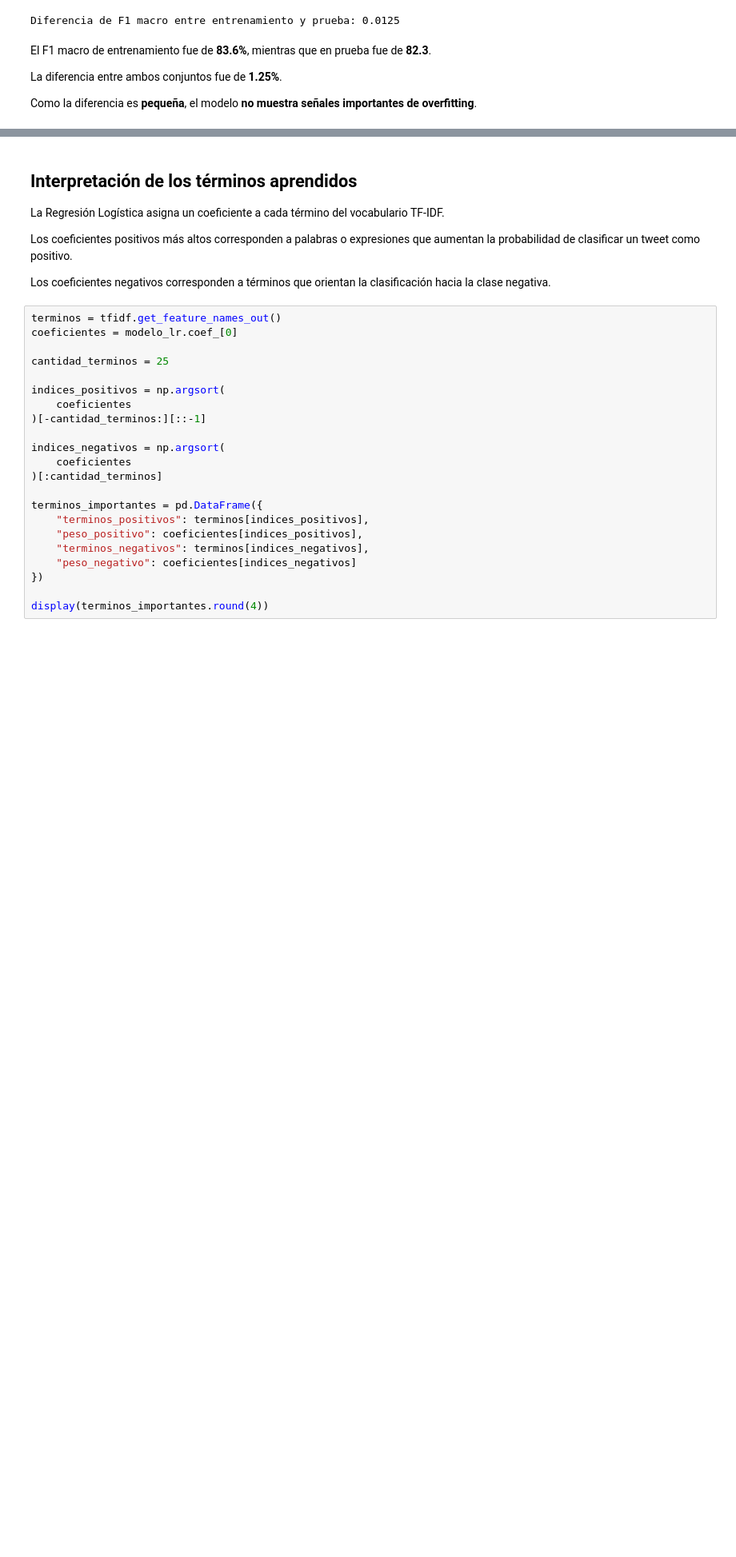
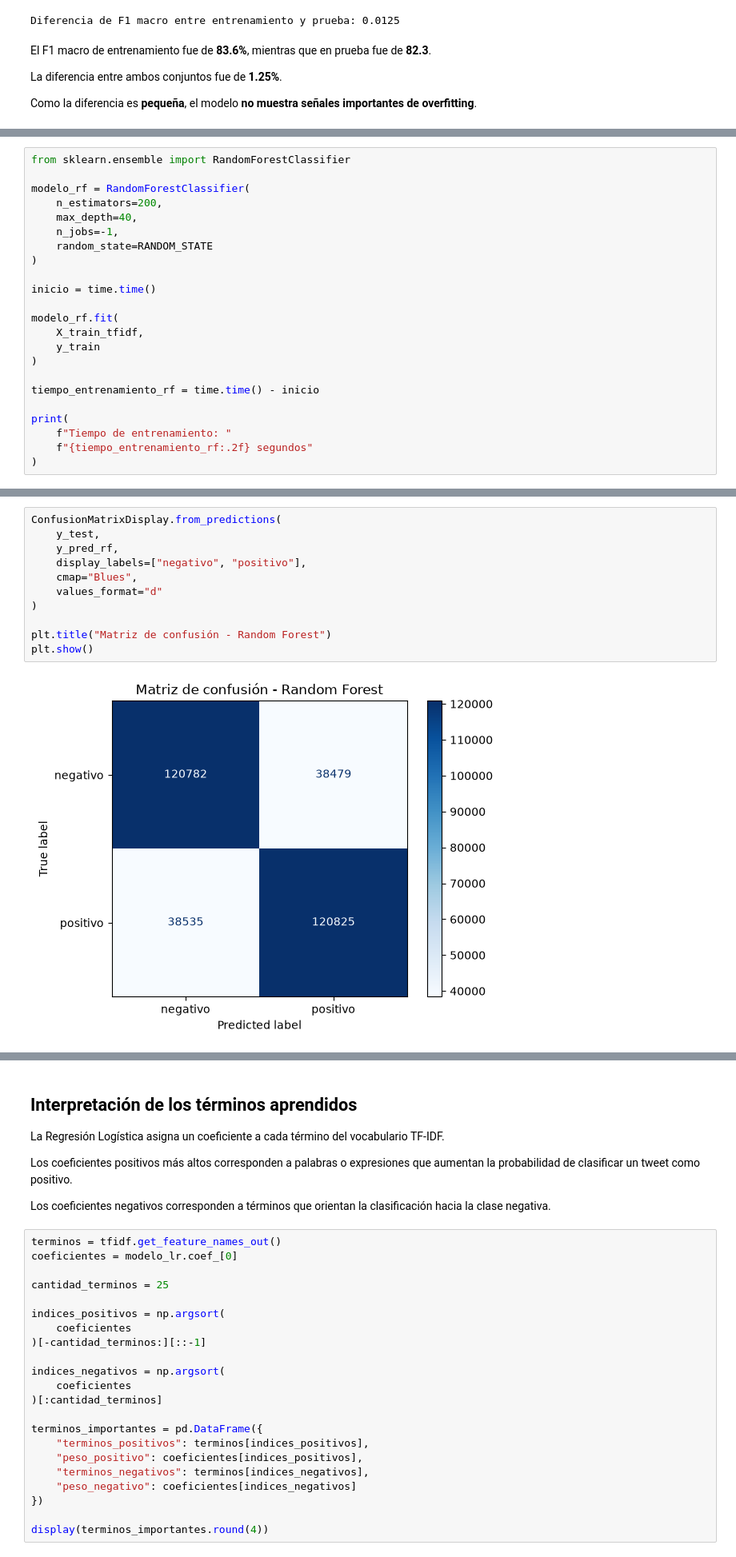
Before and after one commit to AlejoMarconi/tp3-nlp-tweets, a Jupyter notebook: notebook.ipynb, the cells around one changed output, grey strips where cells are left out. Shown at 80% size. Cells and saved outputs as stored; diff of their text form; blank space fills up the shorter version.

```diff
--- a/notebook.ipynb
+++ b/notebook.ipynb
@@ -1044,0 +1051,23 @@ Como la diferencia es **pequeña**, el modelo **no muestra señales importantes
+# %%
+from sklearn.ensemble import RandomForestClassifier
+
+modelo_rf = RandomForestClassifier(
+    n_estimators=200,
+    max_depth=40,
+    n_jobs=-1,
+    random_state=RANDOM_STATE
+)
+
+inicio = time.time()
+
+modelo_rf.fit(
+    X_train_tfidf,
+    y_train
+)
+
+tiempo_entrenamiento_rf = time.time() - inicio
+
+print(
+    f"Tiempo de entrenamiento: "
+    f"{tiempo_entrenamiento_rf:.2f} segundos"
+)
@@ -1044,0 +1142,13 @@ Como la diferencia es **pequeña**, el modelo **no muestra señales importantes
+# %%
+ConfusionMatrixDisplay.from_predictions(
+    y_test,
+    y_pred_rf,
+    display_labels=["negativo", "positivo"],
+    cmap="Blues",
+    values_format="d"
+)
+
+plt.title("Matriz de confusión - Random Forest")
+plt.show()
+# %% [output]
+[figure, added]
```
Also changed, not shown: parts of 25 cells of this notebook.
